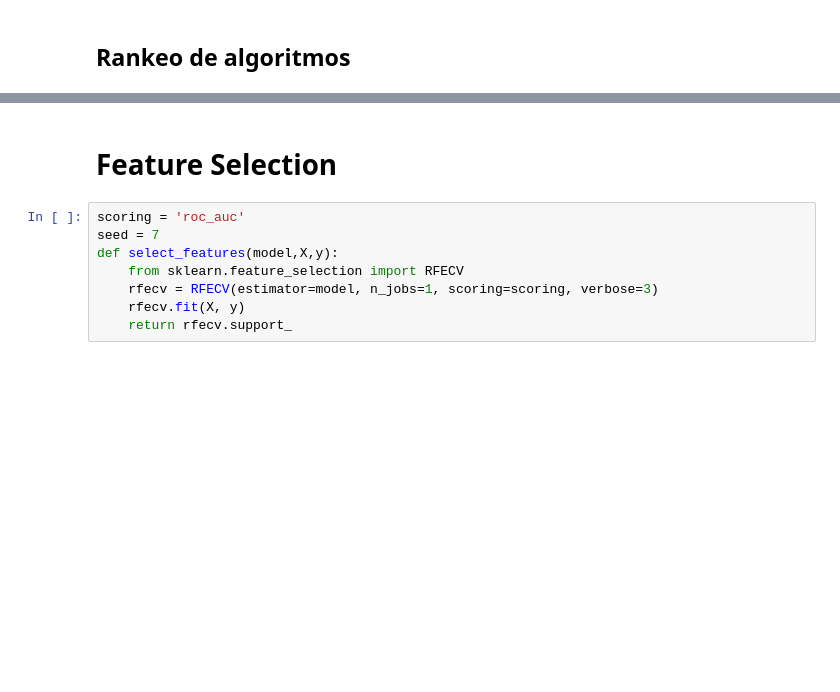
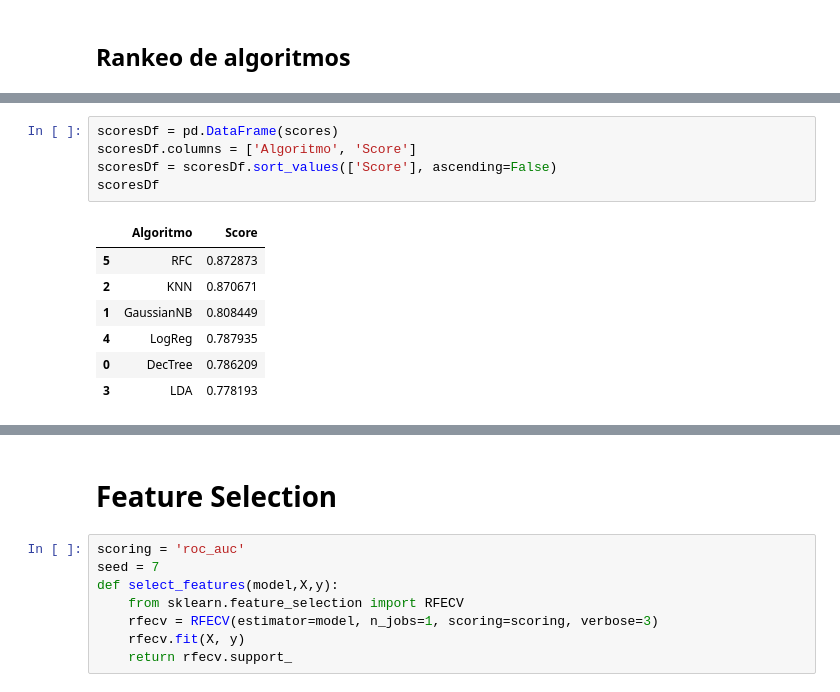
Before and after one commit to tbotalla/Datos1Q2018, a Jupyter notebook: parte2/Predictions.ipynb, the cells around one changed output, grey strips where cells are left out. Drawn from its saved outputs; the diff is of its cells as text; blank space fills up the shorter version.

```diff
--- a/parte2/Predictions.ipynb
+++ b/parte2/Predictions.ipynb
@@ -511,0 +461,13 @@ DecTree : 0.7861835802608504
+# %%
+scoresDf = pd.DataFrame(scores)
+scoresDf.columns = ['Algoritmo', 'Score']
+scoresDf = scoresDf.sort_values(['Score'], ascending=False)
+scoresDf
+# %% [output]
+|  | Algoritmo | Score |
+| 5 | RFC | 0.872873 |
+| 2 | KNN | 0.870671 |
+| 1 | GaussianNB | 0.808449 |
+| 4 | LogReg | 0.787935 |
+| 0 | DecTree | 0.786209 |
+| 3 | LDA | 0.778193 |
```
Also changed, not shown: parts of 77 cells of this notebook, 1 other file.
